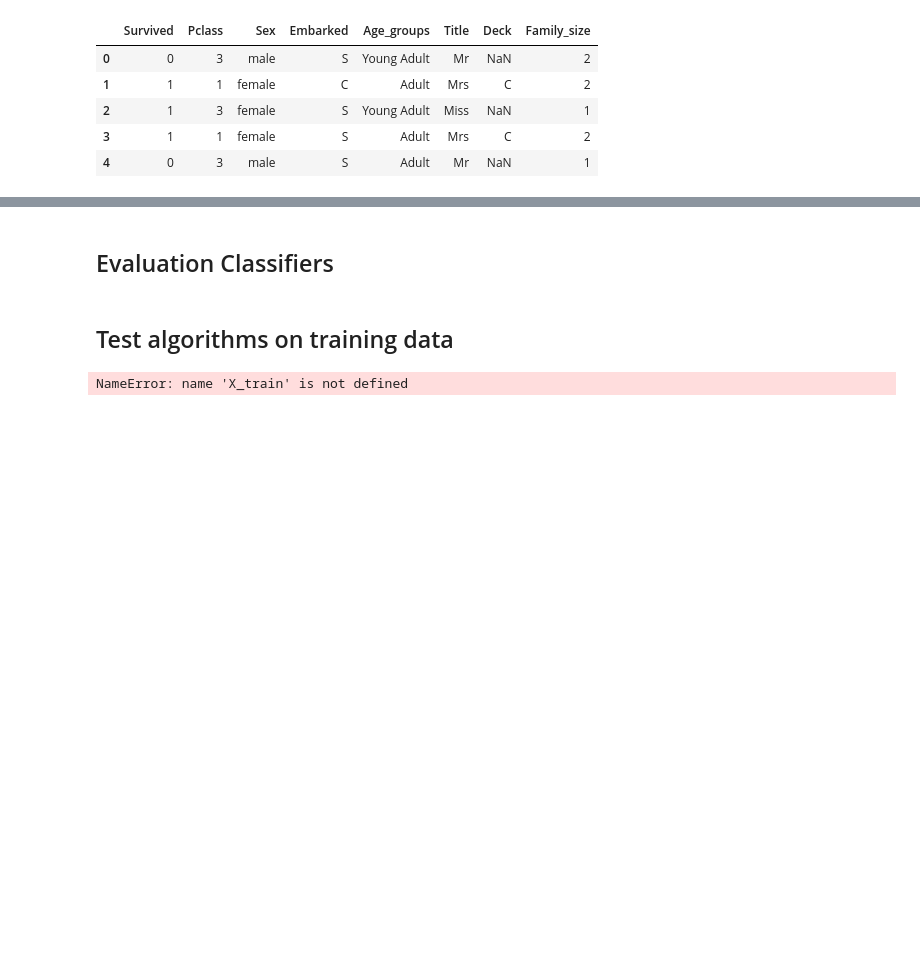
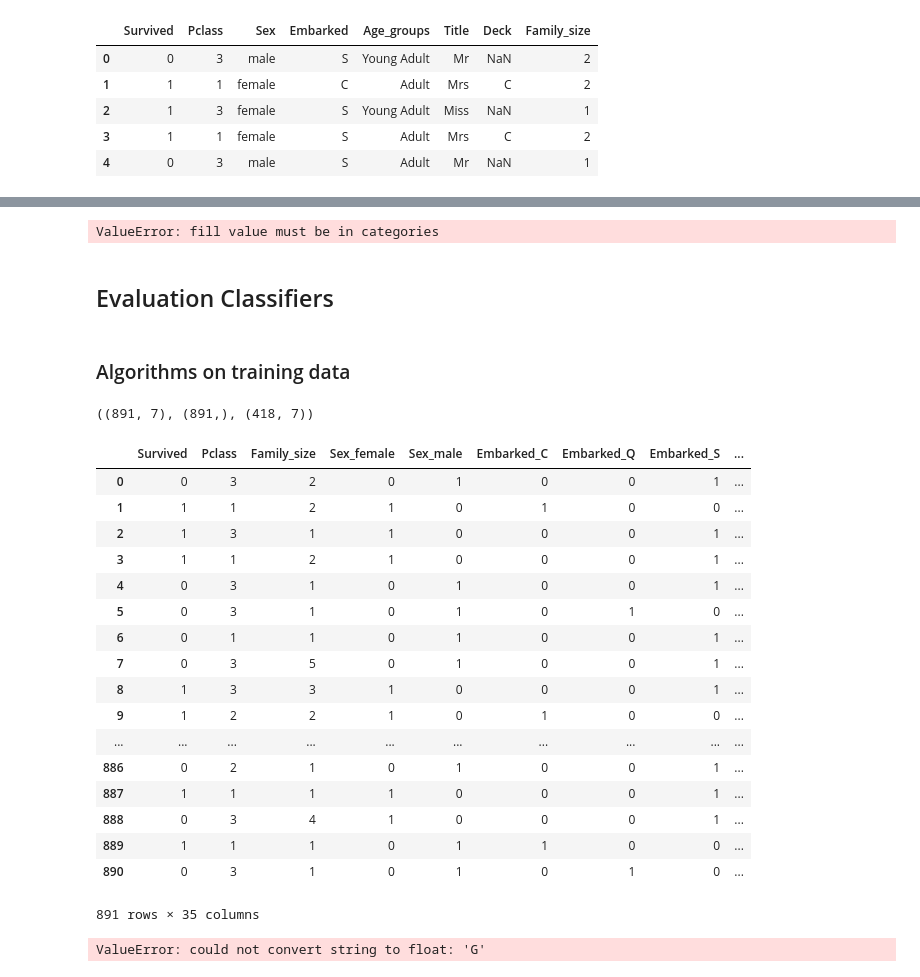
Before and after one commit to josefinaxberg/Titanic_ML, a Jupyter notebook: Titanic_ML/Titanic_Machine_Learning.ipynb, the cells around one changed output, grey strips where cells are left out. Cells and saved outputs as stored; diff of their text form; code cells hidden in the pictures; blank space fills up the shorter version.

```diff
--- a/Titanic_ML/Titanic_Machine_Learning.ipynb
+++ b/Titanic_ML/Titanic_Machine_Learning.ipynb
@@ -255,15 +296,55 @@ dtype: int64
+# %%
+# Remove remaning NaN's
+titanic_train_df.fillna(0)
+# %% [output]
+ValueError: fill value must be in categories
 # %% [markdown]
 ## Evaluation Classifiers
 # %% [markdown]
-## Test algorithms on training data
+### Algorithms on training data
+# %%
+# Get data in shape
+X_train = titanic_train_df.drop("Survived", axis=1)
+Y_train = titanic_train_df["Survived"]
+X_test  = titanic_test_df.drop("PassengerId", axis=1).copy()
+X_train.shape, Y_train.shape, X_test.shape
+# %% [output]
+((891, 7), (891,), (418, 7))
+# %%
+# Convert strings to ints
+cols_to_transform = ['Sex', 'Embarked', 'Age_groups', 'Title', 'Deck']
+titanic_train_df = pd.get_dummies(titanic_train_df, columns = cols_to_transform )
+titanic_train_df
+# %% [output]
+|  | Survived | Pclass | Family_size | Sex_female | Sex_male | Embarked_C | Embarked_Q | Embarked_S | ... |
+| 0 | 0 | 3 | 2 | 0 | 1 | 0 | 0 | 1 | ... |
+| 1 | 1 | 1 | 2 | 1 | 0 | 1 | 0 | 0 | ... |
+| 2 | 1 | 3 | 1 | 1 | 0 | 0 | 0 | 1 | ... |
+| 3 | 1 | 1 | 2 | 1 | 0 | 0 | 0 | 1 | ... |
+| 4 | 0 | 3 | 1 | 0 | 1 | 0 | 0 | 1 | ... |
+| 5 | 0 | 3 | 1 | 0 | 1 | 0 | 1 | 0 | ... |
+| 6 | 0 | 1 | 1 | 0 | 1 | 0 | 0 | 1 | ... |
+| 7 | 0 | 3 | 5 | 0 | 1 | 0 | 0 | 1 | ... |
+| 8 | 1 | 3 | 3 | 1 | 0 | 0 | 0 | 1 | ... |
+| 9 | 1 | 2 | 2 | 1 | 0 | 1 | 0 | 0 | ... |
+| ... | ... | ... | ... | ... | ... | ... | ... | ... | ... |
+| 886 | 0 | 2 | 1 | 0 | 1 | 0 | 0 | 1 | ... |
+| 887 | 1 | 1 | 1 | 1 | 0 | 0 | 0 | 1 | ... |
+| 888 | 0 | 3 | 4 | 1 | 0 | 0 | 0 | 1 | ... |
+| 889 | 1 | 1 | 1 | 0 | 1 | 1 | 0 | 0 | ... |
+| 890 | 0 | 3 | 1 | 0 | 1 | 0 | 1 | 0 | ... |
+891 rows × 35 columns
 # %%
 # Support Vector Machines
-svc = SVC(class_weight='balanced')
+svc = SVC()
 svc.fit(X_train, Y_train)
 Y_pred = svc.predict(X_test)
-
-result_train = svc.score(X_train, Y_train)
-result_val = cross_val_score(svc,X_train, Y_train, cv=5).mean()
-print('taring score = %s , while validation score = %s' %(result_train , result_val))
+acc_svc = round(svc.score(X_train, Y_train) * 100, 2)
+acc_svc
+# Randomforest
+#clf = RFC(n_estimators=10)
+# DecisionTree
+#clf = DecisionTreeClassifier()
+#clf
 # %% [output]
-NameError: name 'X_train' is not defined
+ValueError: could not convert string to float: 'G'
```
Also changed, not shown: parts of 10 cells of this notebook.
